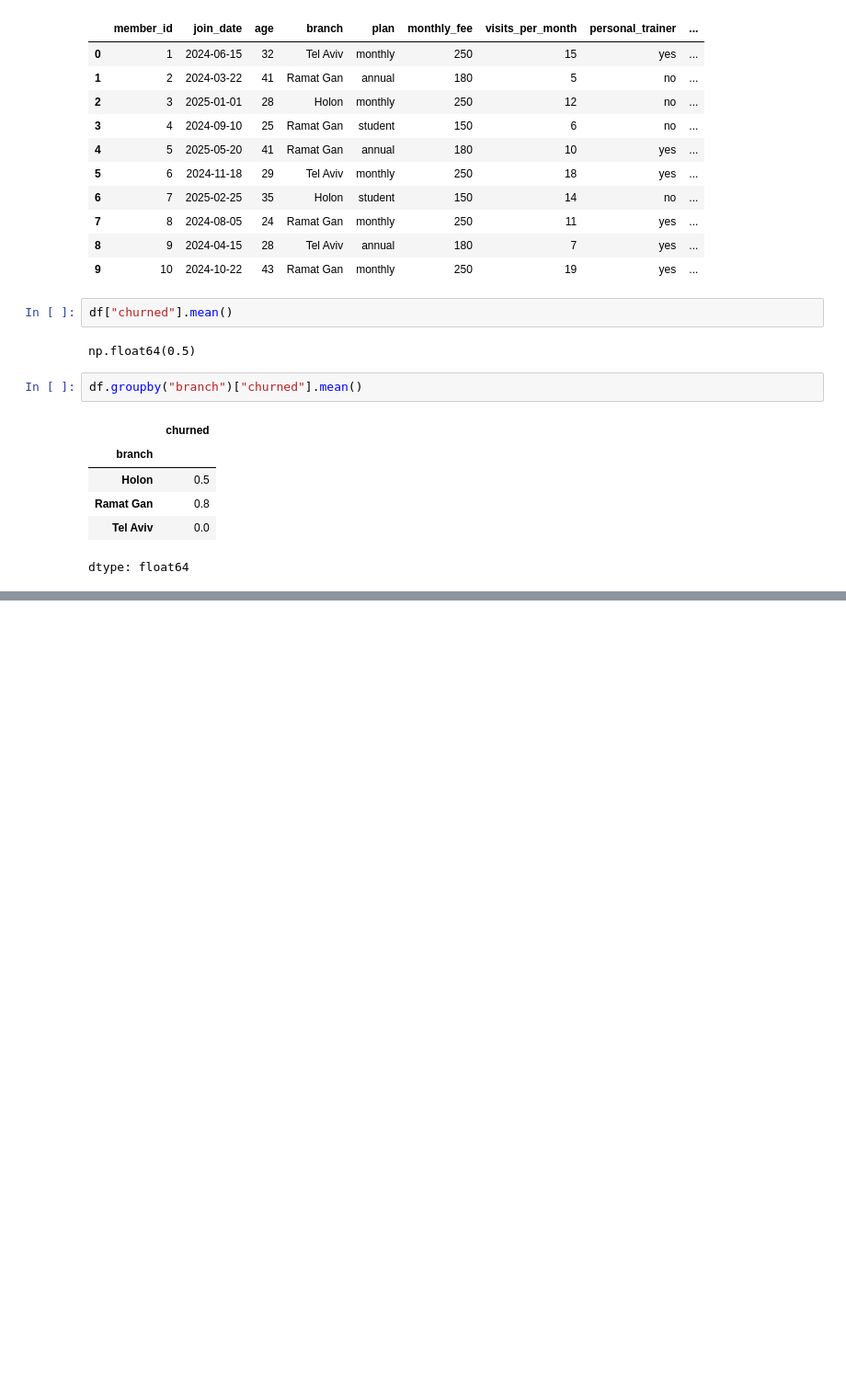
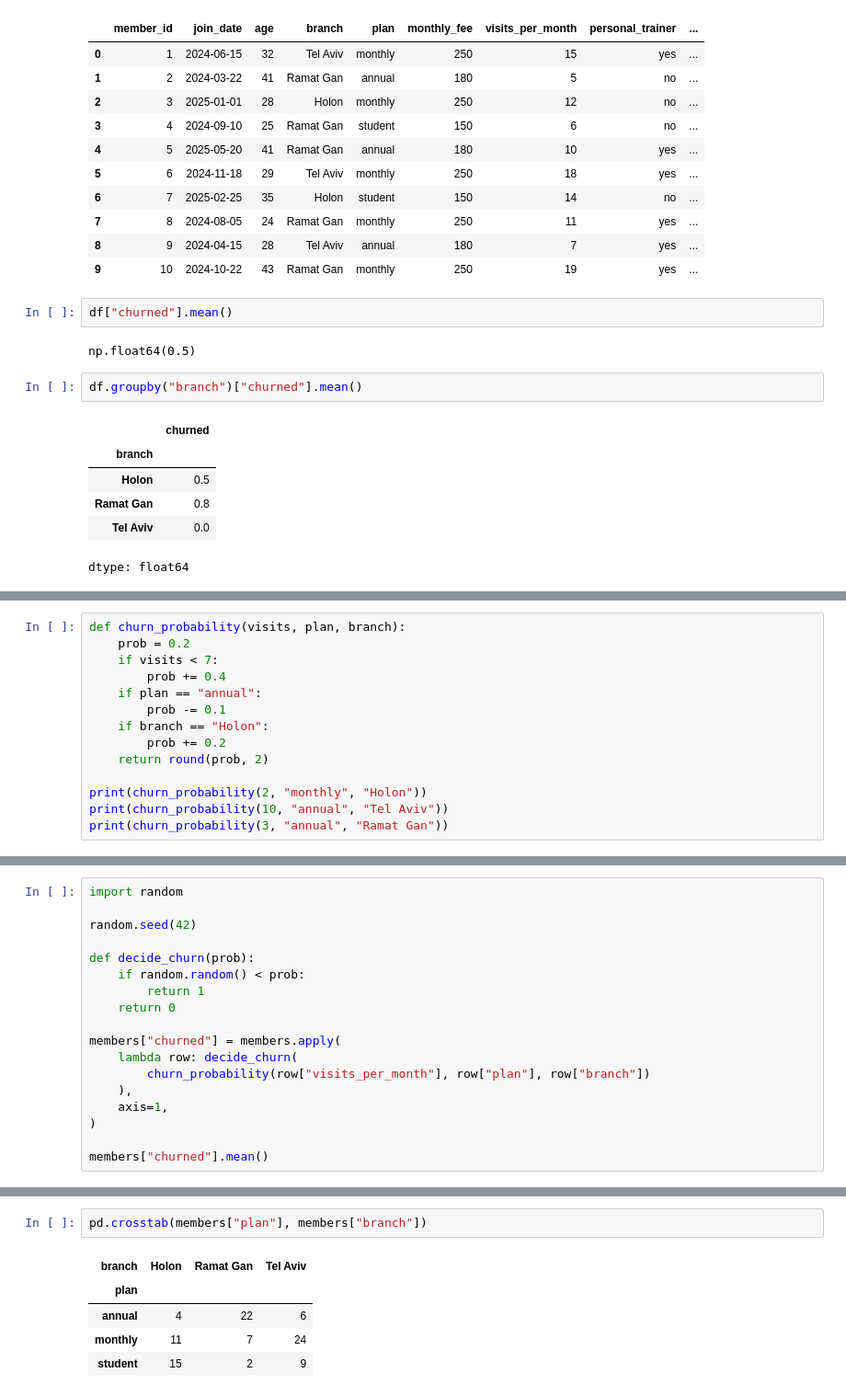
Before and after one commit to Doran1690/llm-engineering-projects, a Jupyter notebook: gym_churn_analysis.ipynb, the cells around one changed output, grey strips where cells are left out. Shown at 92% size. Cells and saved outputs as stored; diff of their text form; blank space fills up the shorter version.

Commit message:
Add churn analysis findings

```diff
--- a/gym_churn_analysis.ipynb
+++ b/gym_churn_analysis.ipynb
@@ -192,0 +292,14 @@ dtype: float64
+# %%
+def churn_probability(visits, plan, branch):
+    prob = 0.2
+    if visits < 7:
+        prob += 0.4
+    if plan == "annual":
+        prob -= 0.1
+    if branch == "Holon":
+        prob += 0.2
+    return round(prob, 2)
+
+print(churn_probability(2, "monthly", "Holon"))
+print(churn_probability(10, "annual", "Tel Aviv"))
+print(churn_probability(3, "annual", "Ramat Gan"))
@@ -192,0 +310,18 @@ dtype: float64
+# %%
+import random
+
+random.seed(42)
+
+def decide_churn(prob):
+    if random.random() < prob:
+        return 1
+    return 0
+
+members["churned"] = members.apply(
+    lambda row: decide_churn(
+        churn_probability(row["visits_per_month"], row["plan"], row["branch"])
+    ),
+    axis=1,
+)
+
+members["churned"].mean()
@@ -192,0 +365,8 @@ dtype: float64
+# %%
+pd.crosstab(members["plan"], members["branch"])
+# %% [output]
+| branch | Holon | Ramat Gan | Tel Aviv |
+| plan |  |  |  |
+| annual | 4 | 22 | 6 |
+| monthly | 11 | 7 | 24 |
+| student | 15 | 2 | 9 |
```
Also changed, not shown: parts of 13 cells of this notebook.
